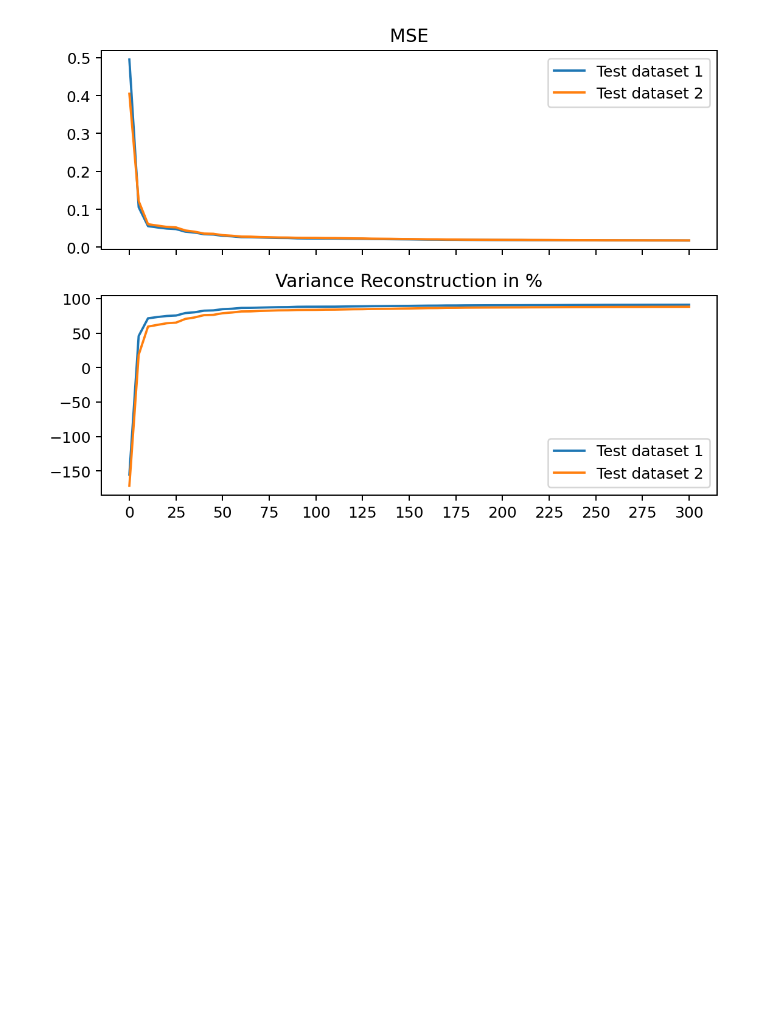
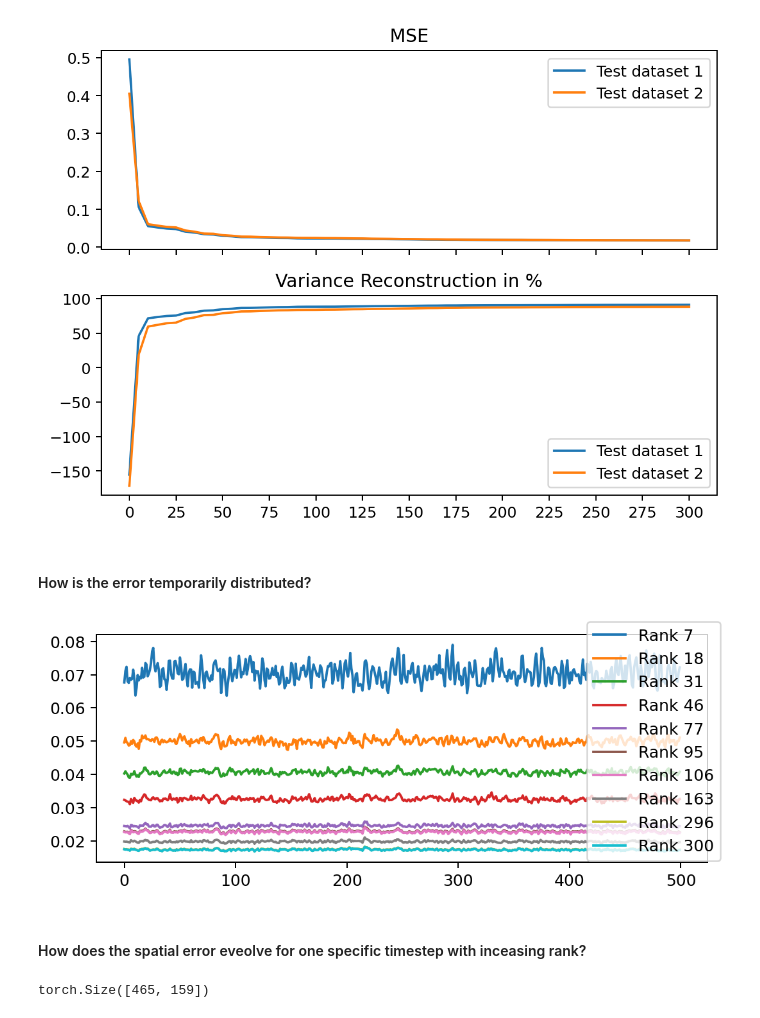
Before and after one commit to AntonSchreiber/ROM-buffet-forecasting, a Jupyter notebook: App/svd_test.ipynb, the cells around one changed output. Saved outputs shown, nothing was run; the diff lists cells and outputs as text; code cells hidden in the pictures; blank space fills up the shorter version.

Commit message:
Plot spatial error with increasing rank [Not yet done]

```diff
--- a/App/svd_test.ipynb
+++ b/App/svd_test.ipynb
@@ -85,3 +92,41 @@ fig.tight_layout()
 fig.savefig(join(output_path, "MSE_and_Variance_with_rank.png"))
 # %% [output]
 [figure]
+# %% [markdown]
+#### How is the error temporarily distributed?
+# %%
+rank_start = 0
+rank_end = 300
+scale_factor =0.2
+np.random.seed(3)
+ranks = np.random.exponential(scale=scale_factor, size=10)
+ranks = np.round((ranks / np.max(ranks)) * (rank_end - rank_start) + rank_start).astype(int).tolist()
+ranks.sort()
+
+#ranks = [2, 5, 6, 11, 28, 50, 90, 220]
+
+fig, ax1 = plt.subplots(figsize=(6, 2.5))
+timesteps = range(500)
+
+# Loop over the U ranks
+for rank in ranks:
+    # Compute MSE for test dataset 1
+    reduced = pt.transpose(U[:,:rank], 0, 1) @ X_test_1
+    reconstructed = U[:,:rank] @ reduced
+    mse = ((X_test_1 - reconstructed)**2).mean(0)
+    ax1.plot(timesteps, mse, label="Rank {}".format(rank))
+
+fig.legend()
+fig.tight_layout()
+fig.savefig(join(output_path, "temporal_MSE_distribution.png"))
+# %% [output]
+[figure, added]
+# %% [markdown]
+#### How does the spatial error eveolve for one specific timestep with inceasing rank?
+# %%
+# Load coordinates
+coords = pt.load(join(data_path, "coords.pt"))
+x, y = coords["ma0.84_alpha4.00"]
+x.shape
+# %% [output]
+torch.Size([465, 159])
```
Also changed, not shown: parts of 2 cells of this notebook.
